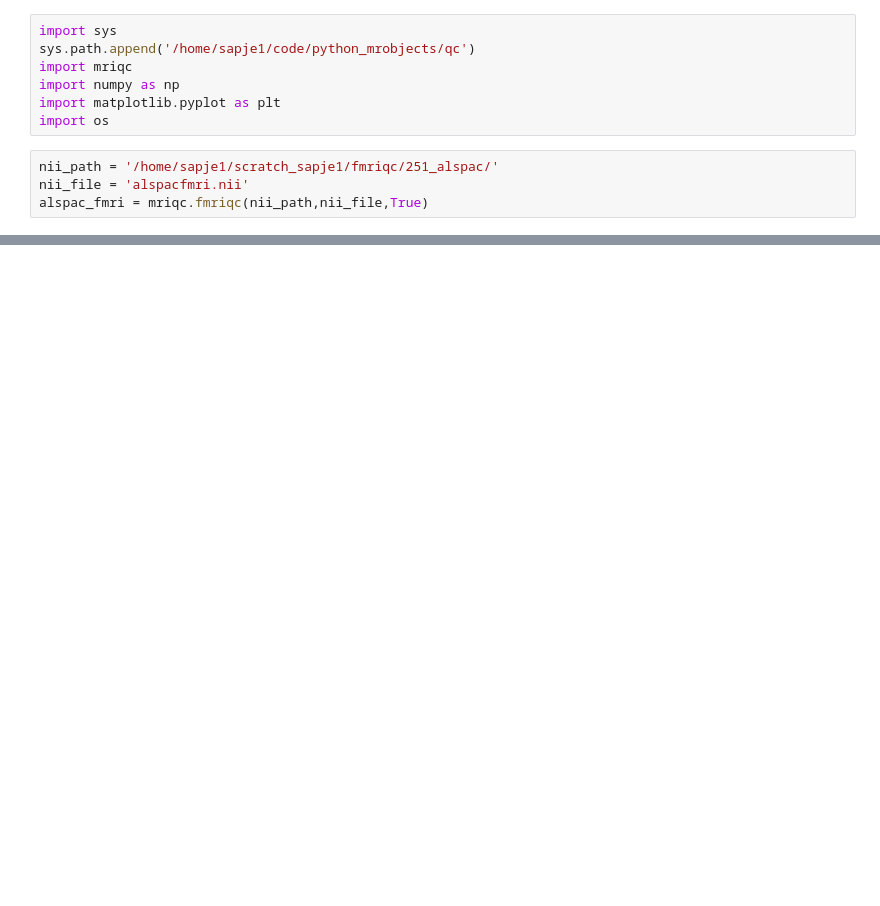
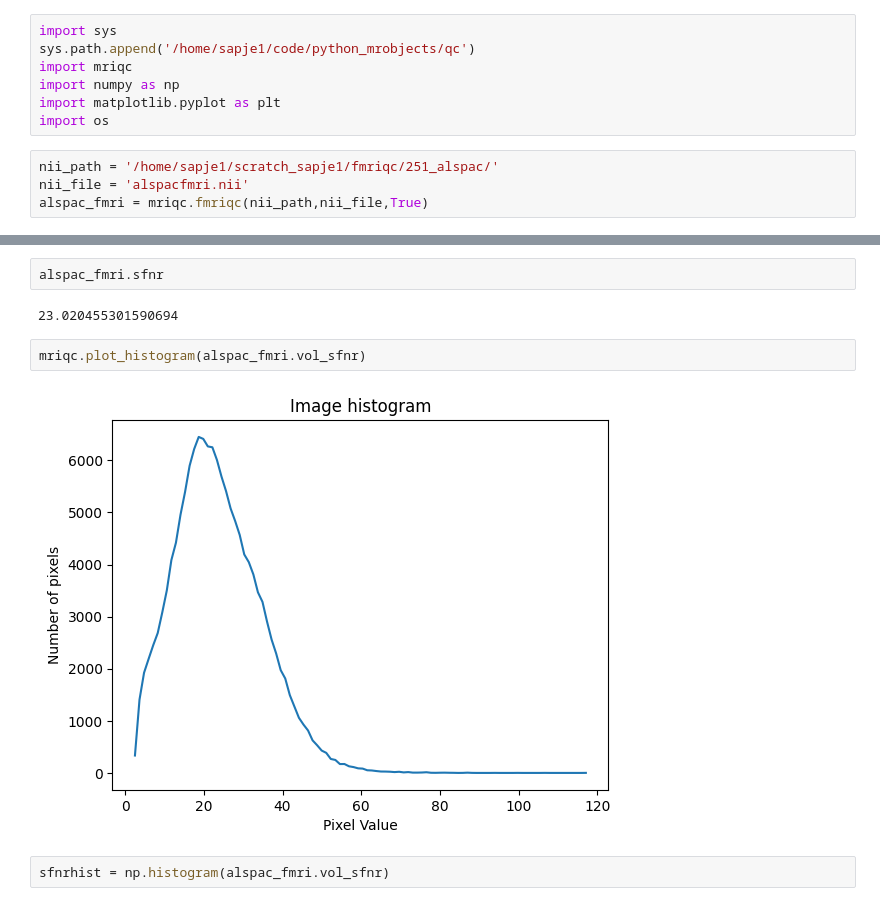
Before and after one commit to cjohnevans/MriQc, a Jupyter notebook: qc/fmriqc_htmltest.ipynb, the cells around one changed output, grey strips where cells are left out. Drawn from its saved outputs; the diff is of its cells as text; blank space fills up the shorter version.

Commit message:
sfnr, histogram, inital tabular data

```diff
--- a/qc/fmriqc_htmltest.ipynb
+++ b/qc/fmriqc_htmltest.ipynb
@@ -16,0 +17,10 @@ alspac_fmri.create_report()
+# %%
+alspac_fmri.sfnr
+# %% [output]
+23.020455301590694
+# %%
+mriqc.plot_histogram(alspac_fmri.vol_sfnr)
+# %% [output]
+[figure, added]
+# %%
+sfnrhist = np.histogram(alspac_fmri.vol_sfnr)
```
Also changed, not shown: parts of 3 cells of this notebook, 2 other files.
